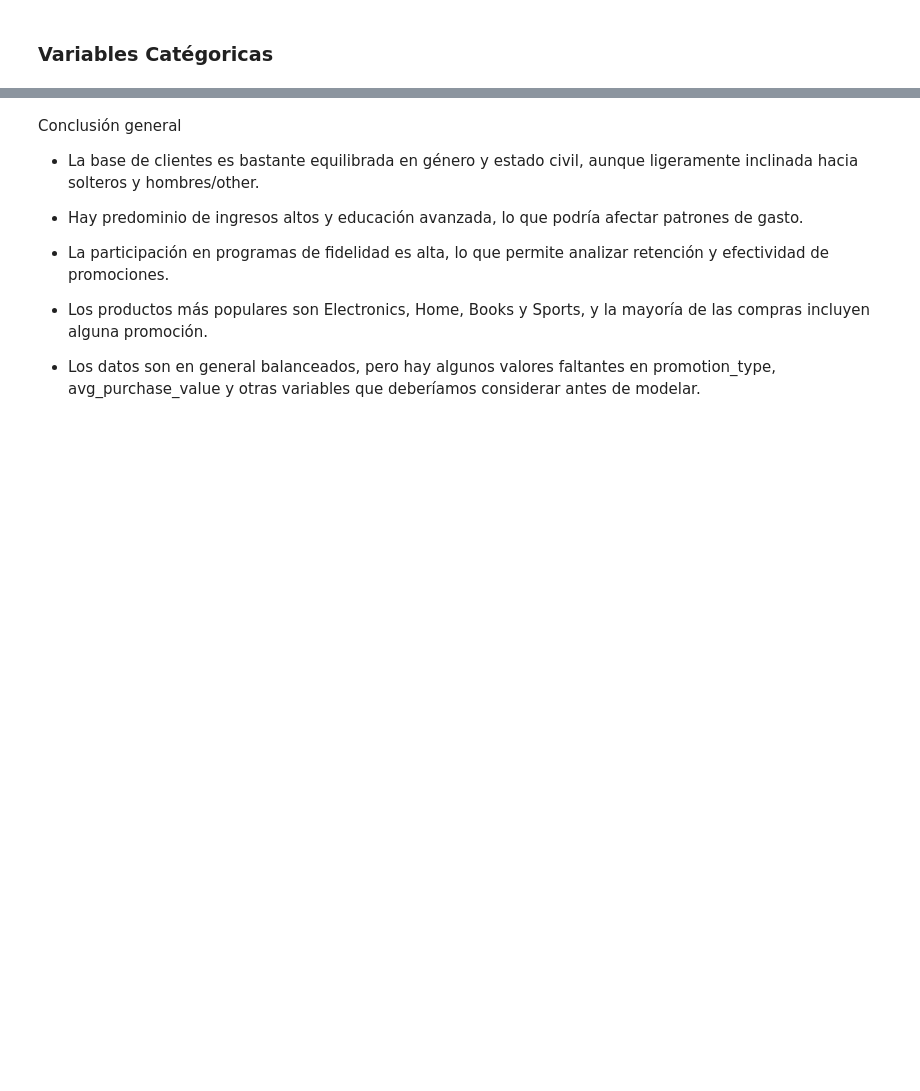
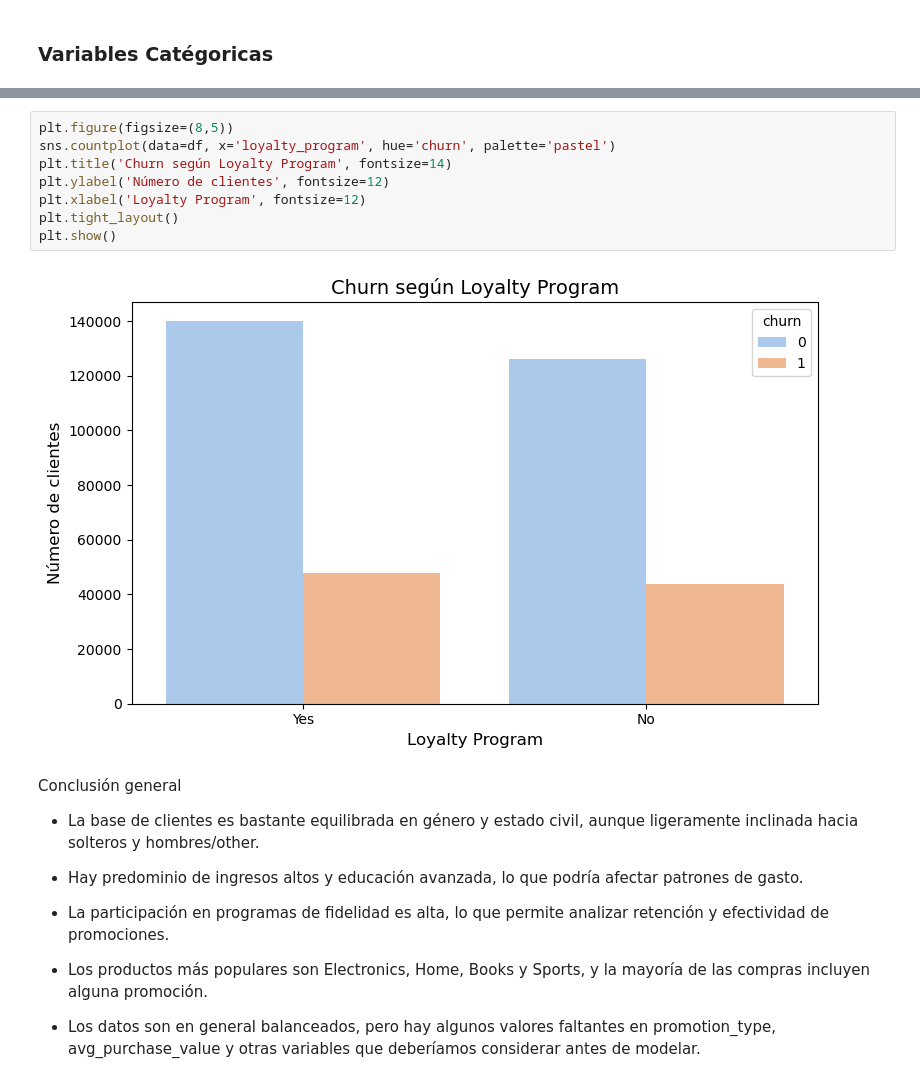
Before and after one commit to ChurnGuard/ChurnInsight, a Jupyter notebook: data-science/notebooks/Data engineer.ipynb, the cells around one changed output, grey strips where cells are left out. Saved outputs shown, nothing was run; the diff lists cells and outputs as text; blank space fills up the shorter version.

```diff
--- a/data-science/notebooks/Data engineer.ipynb
+++ b/data-science/notebooks/Data engineer.ipynb
@@ -635,3 +698,13 @@ Buy One Get One Free: 133
+# %%
+plt.figure(figsize=(8,5))
+sns.countplot(data=df, x='loyalty_program', hue='churn', palette='pastel')
+plt.title('Churn según Loyalty Program', fontsize=14)
+plt.ylabel('Número de clientes', fontsize=12)
+plt.xlabel('Loyalty Program', fontsize=12)
+plt.tight_layout()
+plt.show()
+# %% [output]
+[figure, added]
 # %% [markdown]
 Conclusión general
 
```
Also changed, not shown: parts of 24 cells of this notebook, 7 other files.
